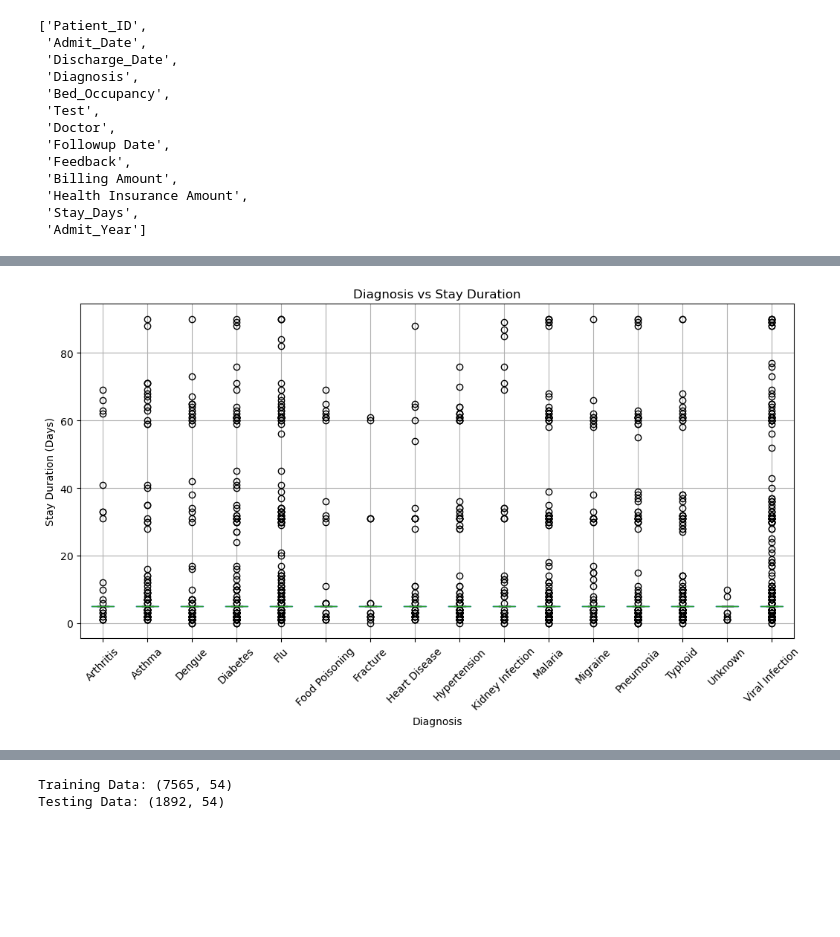
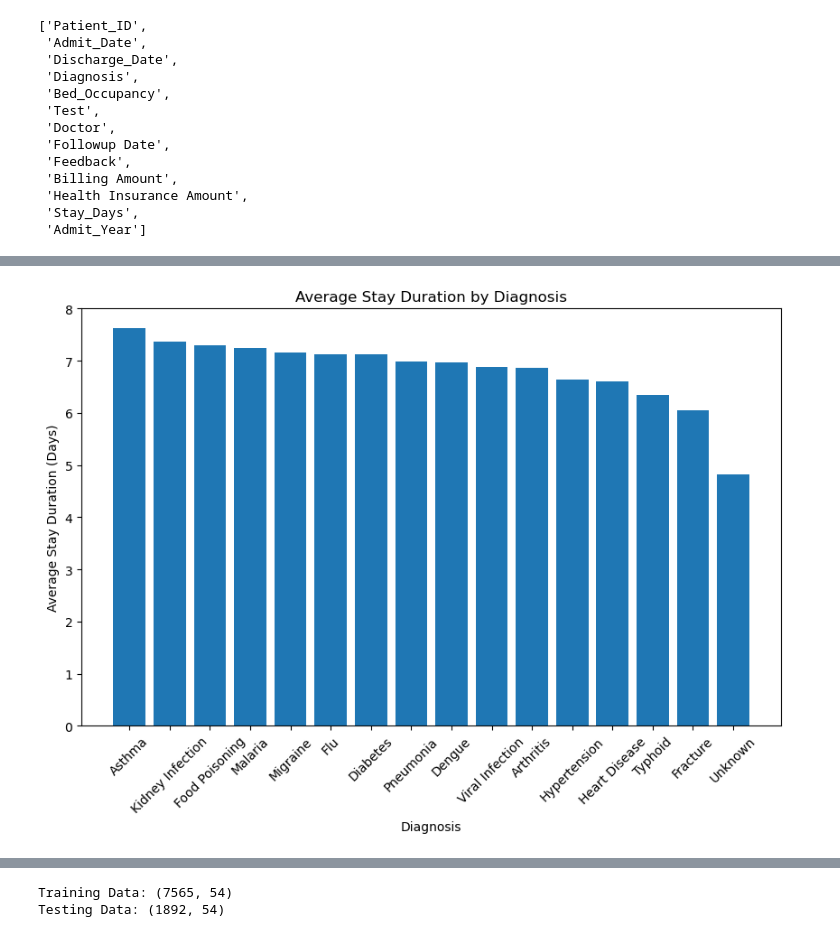
Before and after one commit to VatsalMarwadi/Hospital-Data-Analysis, a Jupyter notebook: notebooks/Hospital_ML.ipynb, the cells around one changed output, grey strips where cells are left out. Drawn from its saved outputs; the diff is of its cells as text; code cells hidden in the pictures; blank space fills up the shorter version.

```diff
--- a/notebooks/Hospital_ML.ipynb
+++ b/notebooks/Hospital_ML.ipynb
@@ -11,7 +11,7 @@ from sklearn.metrics import mean_squared_error
 from sklearn.metrics import r2_score
 # %%
 # Load Dataset
-hospital_ml_df = pd.DataFrame(pd.read_csv("Healthcare_Cleaned.csv"))
+hospital_ml_df = pd.read_csv(r"E:\MCA SEM-III\CAUE_603_DATA_ANALYTICS\CASE_STUDY\Hospital-Data-Analysis\data\cleaned\hospital_cleaned.csv")
 # %%
 # Display First 5 Records
 hospital_ml_df.head()
@@ -70,14 +70,15 @@ dtypes: float64(3), int64(3), object(7)
 memory usage: 960.6+ KB
 # %%
 # Diagnosis vs Stay Duration
-hospital_ml_df.boxplot(column='Stay_Days', by='Diagnosis', figsize=(12, 6))
-plt.title("Diagnosis vs Stay Duration")
+diagnosis_stay = (hospital_ml_df.groupby("Diagnosis")["Stay_Days"].mean().sort_values(ascending=False))
+plt.figure(figsize=(10, 6))
+plt.bar(diagnosis_stay.index, diagnosis_stay.values)
+plt.title("Average Stay Duration by Diagnosis")
 plt.xlabel("Diagnosis")
-plt.ylabel("Stay Duration (Days)")
-plt.suptitle("")
+plt.ylabel("Average Stay Duration (Days)")
 plt.xticks(rotation=45)
 plt.show()
 # %% [output]
-[figure, old version]
+[figure, new version]
 # %%
 # Bed Occupancy vs Stay Duration
```
Also changed, not shown: parts of 9 cells of this notebook, 3 other files.
